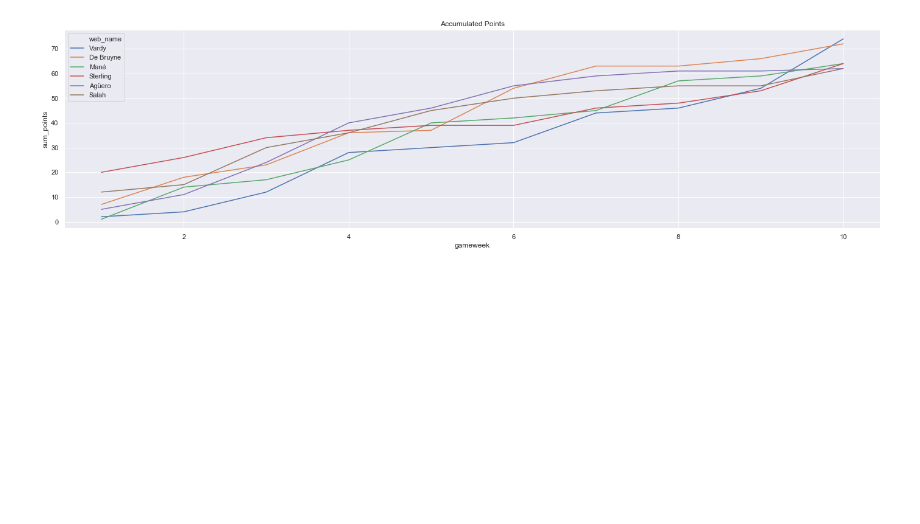
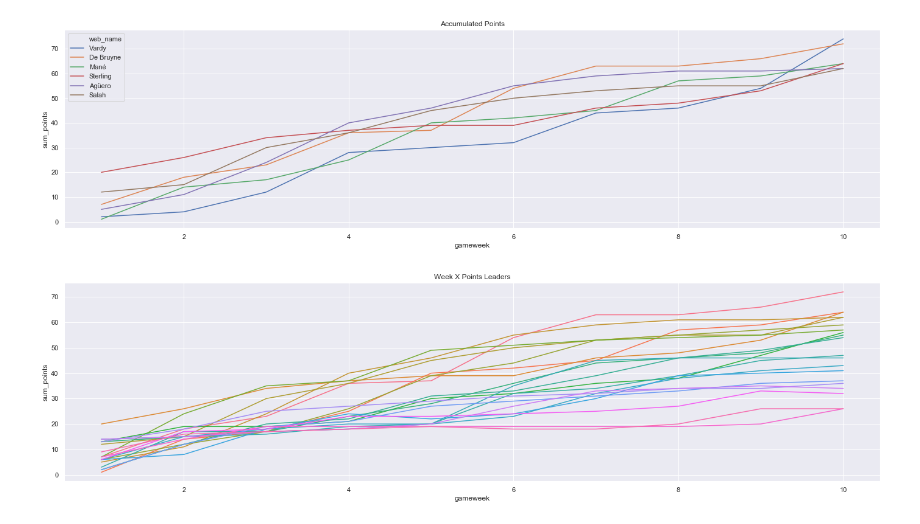
Before and after one commit to coopercunliffe/Springboard, a Jupyter notebook: fpl_stuff/weekly_charts.ipynb, the cells around one changed output. Saved outputs shown, nothing was run; the diff lists cells and outputs as text; code cells hidden in the pictures; blank space fills up the shorter version.

```diff
--- a/fpl_stuff/weekly_charts.ipynb
+++ b/fpl_stuff/weekly_charts.ipynb
@@ -44,3 +29,17 @@ sns.lineplot(data=top10, x='gameweek', y='sum_points', hue='web_name')
 plt.show()
 # %% [output]
 [figure]
+# %%
+# The 20 players that were leading in week 3 plotted through week 10
+
+x = 3
+
+week_x_leaders = df[df['gameweek'] == x].sort_values('sum_points', ascending=False)['element'][:20]
+week_x_df = df[df['element'].isin(week_x_leaders)]
+sns.set()
+plt.figure(figsize=(24, 6))
+plt.title('Week X Points Leaders')
+sns.lineplot(data=week_x_df, x='gameweek', y='sum_points', hue='web_name', legend=False)
+plt.show()
+# %% [output]
+[figure, added]
```
Also changed, not shown: parts of 1 cell of this notebook, 5 other files.
